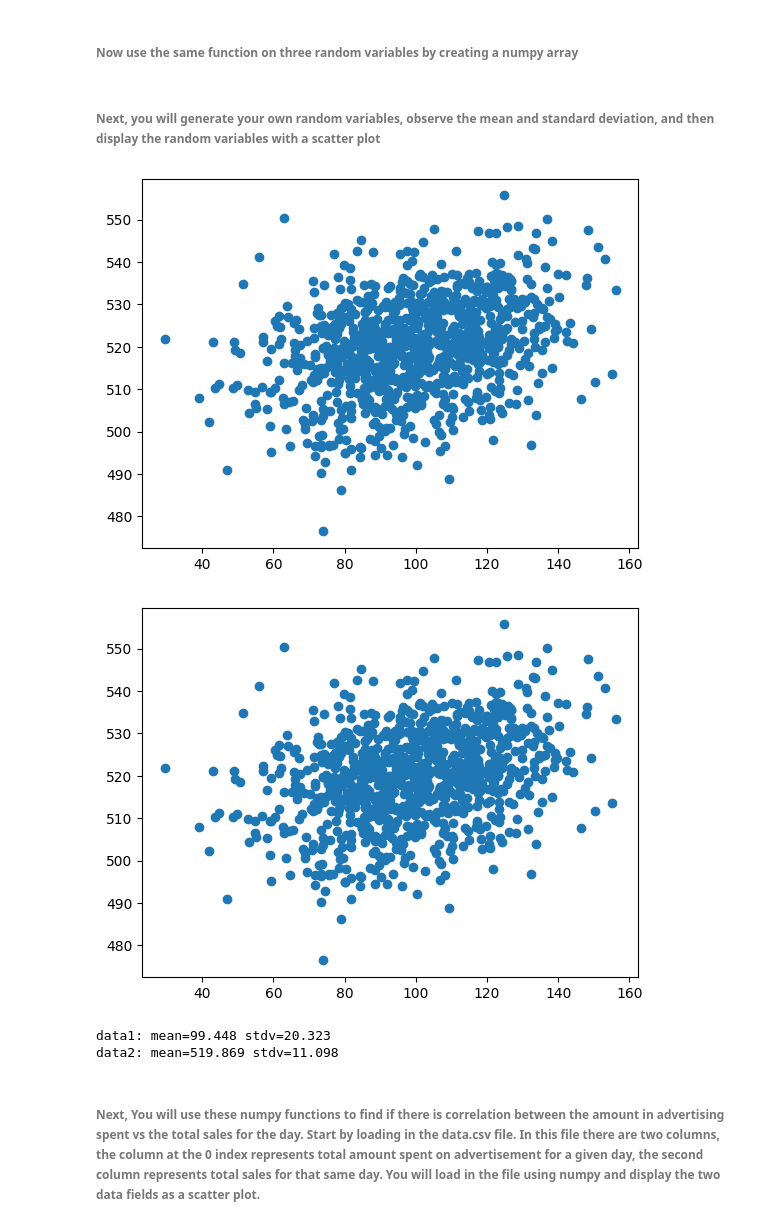
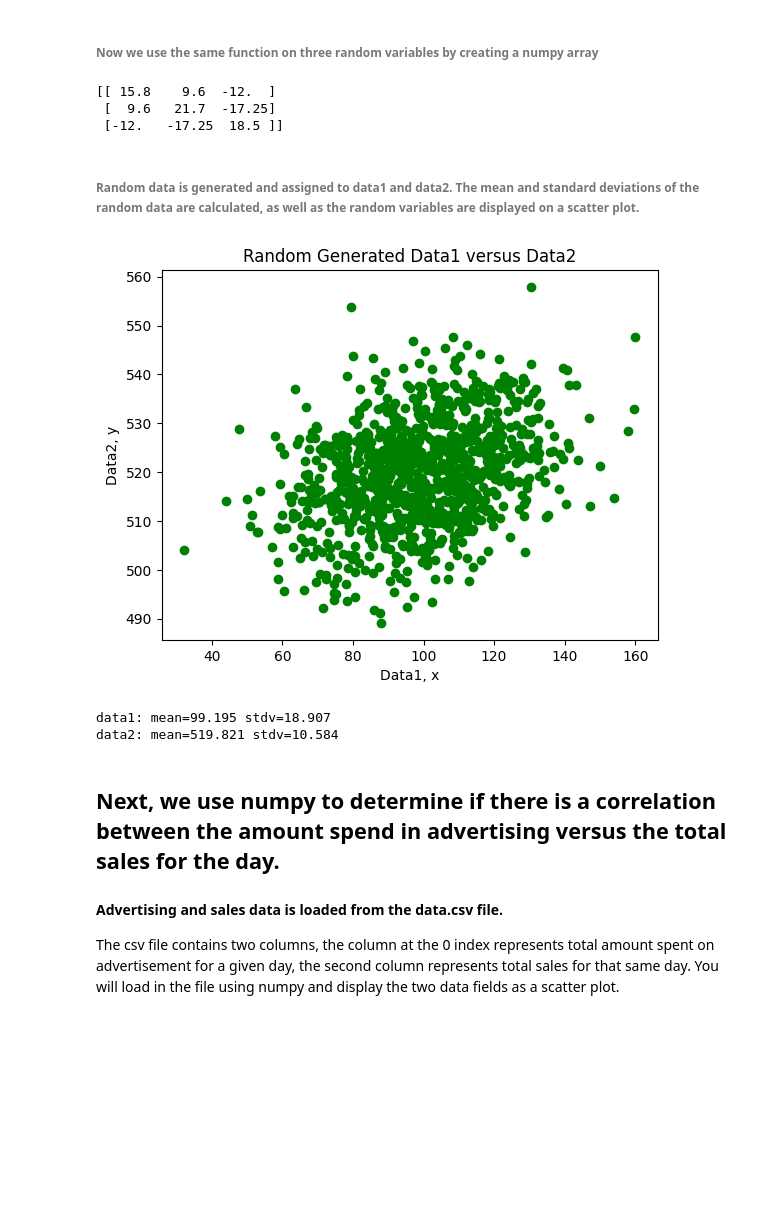
Before and after one commit to GriffsKode/griffskode.github.io, a Jupyter notebook: portfolio/AdvertisingNumpy/AdvertisingRandomNumpy.ipynb, the cells around one changed output. Saved outputs shown, nothing was run; the diff lists cells and outputs as text; code cells hidden in the pictures; blank space fills up the shorter version.

```diff
--- a/portfolio/AdvertisingNumpy/AdvertisingRandomNumpy.ipynb
+++ b/portfolio/AdvertisingNumpy/AdvertisingRandomNumpy.ipynb
@@ -31,3 +54,3 @@ covMatrix = np.cov(A, B, bias=False)
 # %% [markdown]
-###### Now use the same function on three random variables by creating a numpy array
+###### Now we use the same function on three random variables by creating a numpy array
 # %%
@@ -44,37 +67,43 @@ covMatrix = np.cov(X, bias=False)
-# %% [markdown]
-###### Next, you will generate your own random variables, observe the mean and standard deviation, and then display the random variables with a scatter plot
+# %%
+print(covMatrix2)
+# %% [output]
+[[ 15.8    9.6  -12.  ]
+ [  9.6   21.7  -17.25]
+ [-12.   -17.25  18.5 ]]
+# %% [markdown]
+###### Random data is generated and assigned to data1 and data2. The mean and standard deviations of the random data are calculated, as well as the random variables are displayed on a scatter plot.
 # %%
-import random
-import matplotlib.pyplot as pyplot
-import numpy as np
-import numpy.random as rnd
-####### Used to genarate the data ###########
+# Random seed is set to 0 for data generation. This can be modified if desired.
 random.seed(0)
-# prepare data
+
+# Prepare random data1 and data2
 data1 = 20 * rnd.randn(1000) + 100
 data2 = (data1 * .2 + (10 * rnd.randn(1000) + 500))
 
-# Find the mean and std of both data1 and data2. Assign the values to mean1, std1, mean2, std2 respectively.
-# Then use pyplot to display the scatter plot
+# The mean and standard deviation of data1 and data2 are now assigned to mean1, std1, mean2, std2, respectively.
 mean1 = np.mean(data1)
 std1 = np.std(data1)
 mean2 = np.mean(data2)
 std2 = np.std(data2)
 
-pyplot.scatter(data1, data2)
+# A scatter plot is created with data1 (x) and data2 (y) and the figure is plotted.
+fig = pyplot.scatter(data1, data2, color="green")
+pyplot.title("Random Generated Data1 versus Data2")
+pyplot.xlabel("Data1, x")
+pyplot.ylabel("Data2, y")
 pyplot.show()
 
-# USED
-fig = pyplot.scatter(data1, data2)
-pyplot.show()
+# The calculated mean and standard deviations are printed
 print('data1: mean=%.3f stdv=%.3f' % (mean1, std1))
 print('data2: mean=%.3f stdv=%.3f' % (mean2, std2))
 
 points = fig.get_offsets()
 # %% [output]
-[figure, old version]
+[figure, new version]
-[figure, removed]
-data1: mean=99.448 stdv=20.323
-data2: mean=519.869 stdv=11.098
+data1: mean=99.195 stdv=18.907
+data2: mean=519.821 stdv=10.584
 # %% [markdown]
-###### Next, You will use these numpy functions to find if there is correlation between the amount in advertising spent vs the total sales for the day. Start by loading in the data.csv file. In this file there are two columns, the column at the 0 index represents total amount spent on advertisement for a given day, the second column represents total sales for that same day. You will load in the file using numpy and display the two data fields as a scatter plot.
+## Next, we use numpy to determine if there is a correlation between the amount spend in advertising versus the total sales for the day.
+
+#### Advertising and sales data is loaded from the data.csv file.
+The csv file contains two columns, the column at the 0 index represents total amount spent on advertisement for a given day, the second column represents total sales for that same day. You will load in the file using numpy and display the two data fields as a scatter plot.
```
Also changed, not shown: parts of 20 cells of this notebook.
